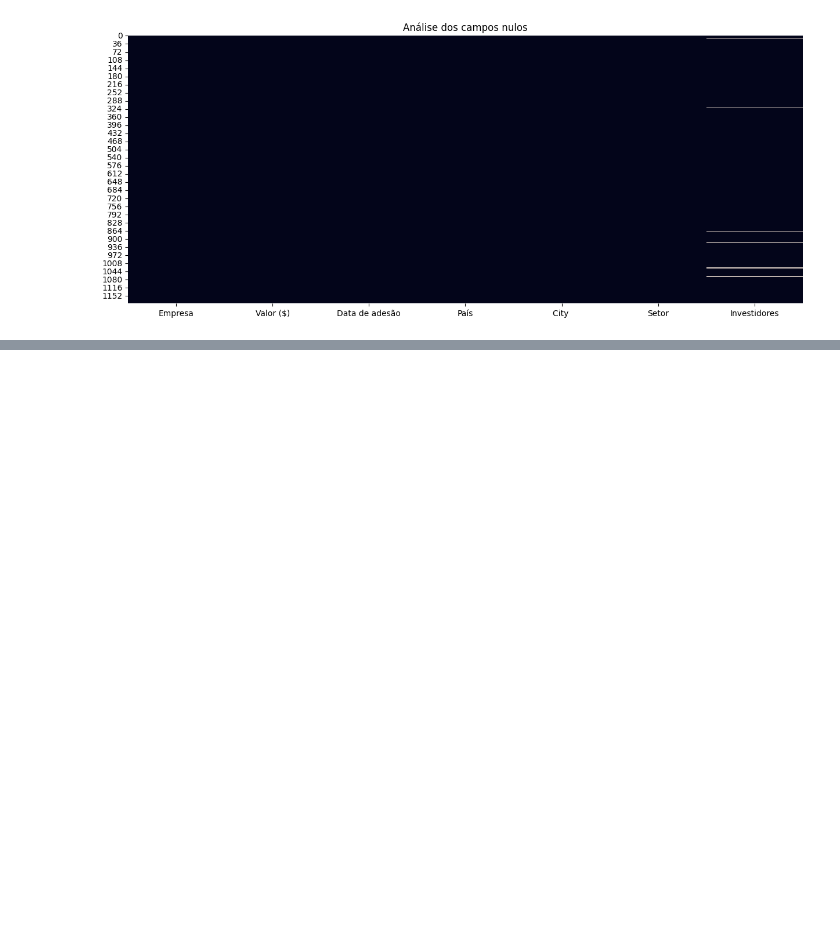
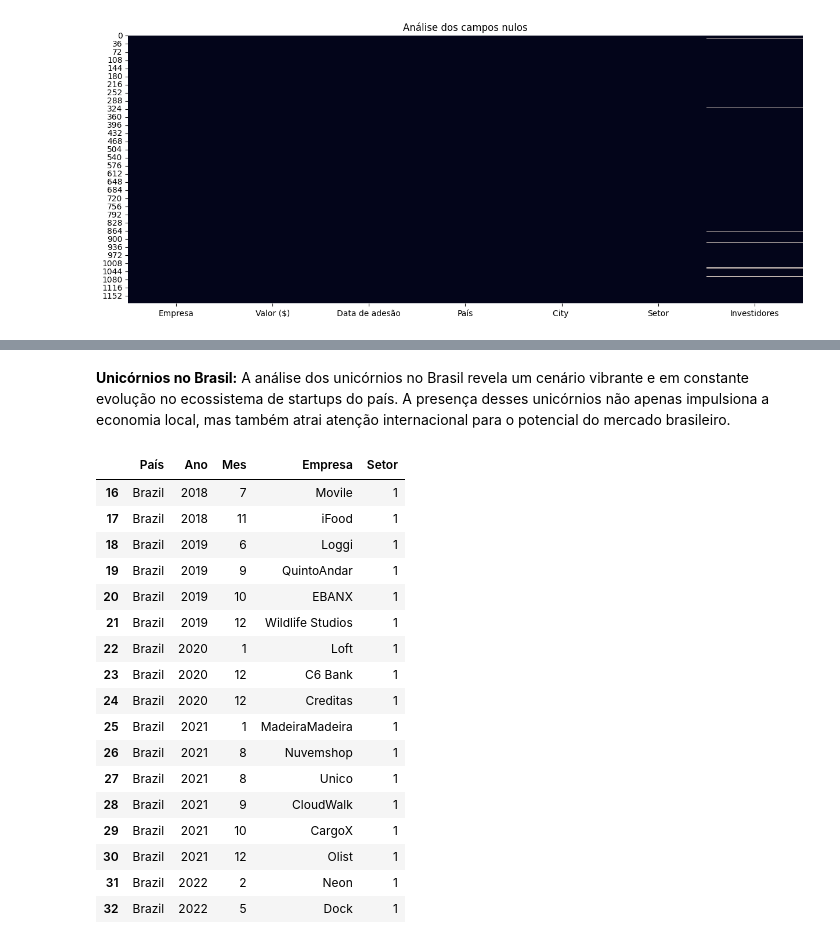
Before and after one commit to gsuelens/Programacao_Python, a Jupyter notebook: Projeto_Startup_Unicórnio.ipynb, the cells around one changed output, grey strips where cells are left out. Cells and saved outputs as stored; diff of their text form; code cells hidden in the pictures; blank space fills up the shorter version.

```diff
--- a/Projeto_Startup_Unicórnio.ipynb
+++ b/Projeto_Startup_Unicórnio.ipynb
@@ -87,0 +214,6 @@ sns.heatmap( Base_Dados.isnull(),cbar=False);
+# %%
+#15 - Convertendo o campo em tipo 'data'
+
+Base_Dados['Data de adesão'] = pd.to_datetime( Base_Dados ['Data de adesão'])
+
+Base_Dados ['Data de adesão'].head()
@@ -87,0 +241,6 @@ sns.heatmap( Base_Dados.isnull(),cbar=False);
+# %%
+#17 - Criando uma tabela Analitica
+
+Analise_Agrupada = Base_Dados.groupby( by=['País', 'Ano', 'Mes','Empresa']).count()['Setor'].reset_index()
+
+Analise_Agrupada.head()
@@ -87,0 +254,28 @@ sns.heatmap( Base_Dados.isnull(),cbar=False);
+# %% [markdown]
+**Unicórnios no Brasil:**
+A análise dos unicórnios no Brasil revela um cenário vibrante e em constante evolução no ecossistema de startups do país. A presença desses unicórnios não apenas impulsiona a economia local, mas também atrai atenção internacional para o potencial do mercado brasileiro.
+# %%
+#18 - Unicornios no Brasil
+
+Analise_Agrupada.loc[
+Analise_Agrupada['País'] == 'Brazil'
+]
+# %% [output]
+|  | País | Ano | Mes | Empresa | Setor |
+| 16 | Brazil | 2018 | 7 | Movile | 1 |
+| 17 | Brazil | 2018 | 11 | iFood | 1 |
+| 18 | Brazil | 2019 | 6 | Loggi | 1 |
+| 19 | Brazil | 2019 | 9 | QuintoAndar | 1 |
+| 20 | Brazil | 2019 | 10 | EBANX | 1 |
+| 21 | Brazil | 2019 | 12 | Wildlife Studios | 1 |
+| 22 | Brazil | 2020 | 1 | Loft | 1 |
+| 23 | Brazil | 2020 | 12 | C6 Bank | 1 |
+| 24 | Brazil | 2020 | 12 | Creditas | 1 |
+| 25 | Brazil | 2021 | 1 | MadeiraMadeira | 1 |
+| 26 | Brazil | 2021 | 8 | Nuvemshop | 1 |
+| 27 | Brazil | 2021 | 8 | Unico | 1 |
+| 28 | Brazil | 2021 | 9 | CloudWalk | 1 |
+| 29 | Brazil | 2021 | 10 | CargoX | 1 |
+| 30 | Brazil | 2021 | 12 | Olist | 1 |
+| 31 | Brazil | 2022 | 2 | Neon | 1 |
+| 32 | Brazil | 2022 | 5 | Dock | 1 |
```
Also changed, not shown: parts of 29 cells of this notebook.
